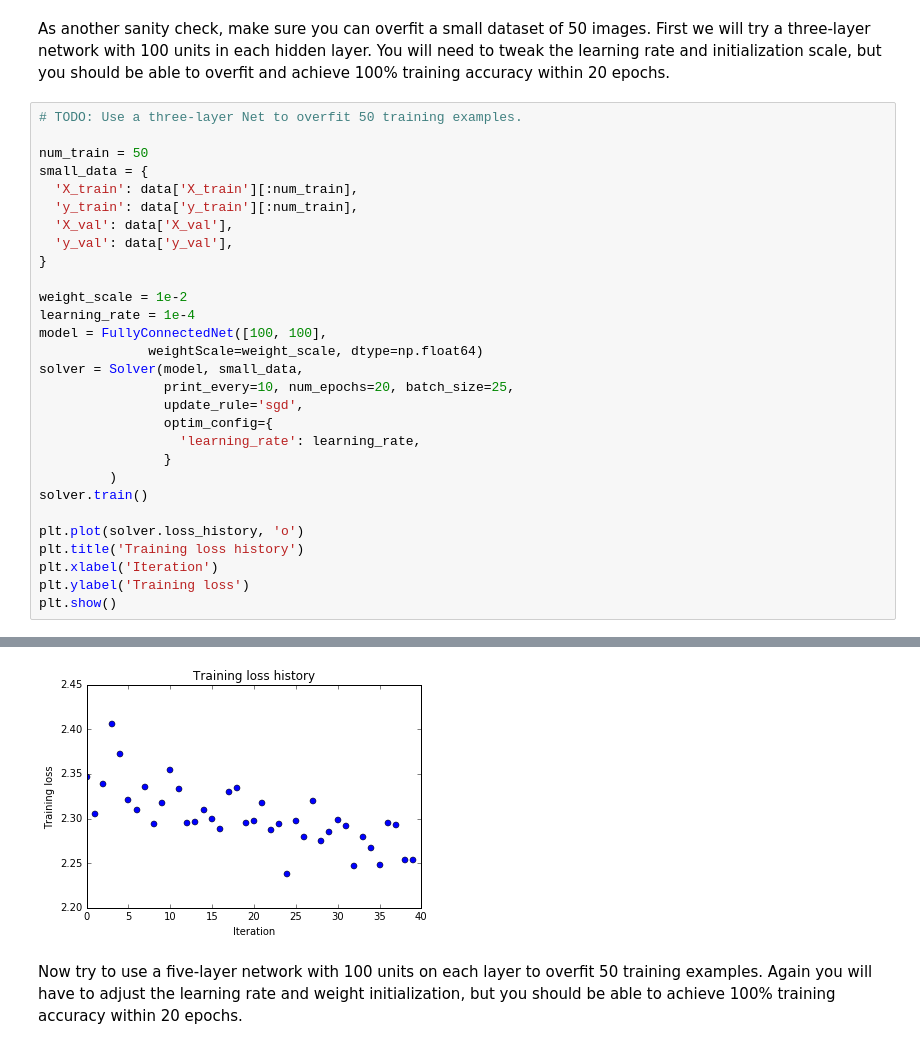
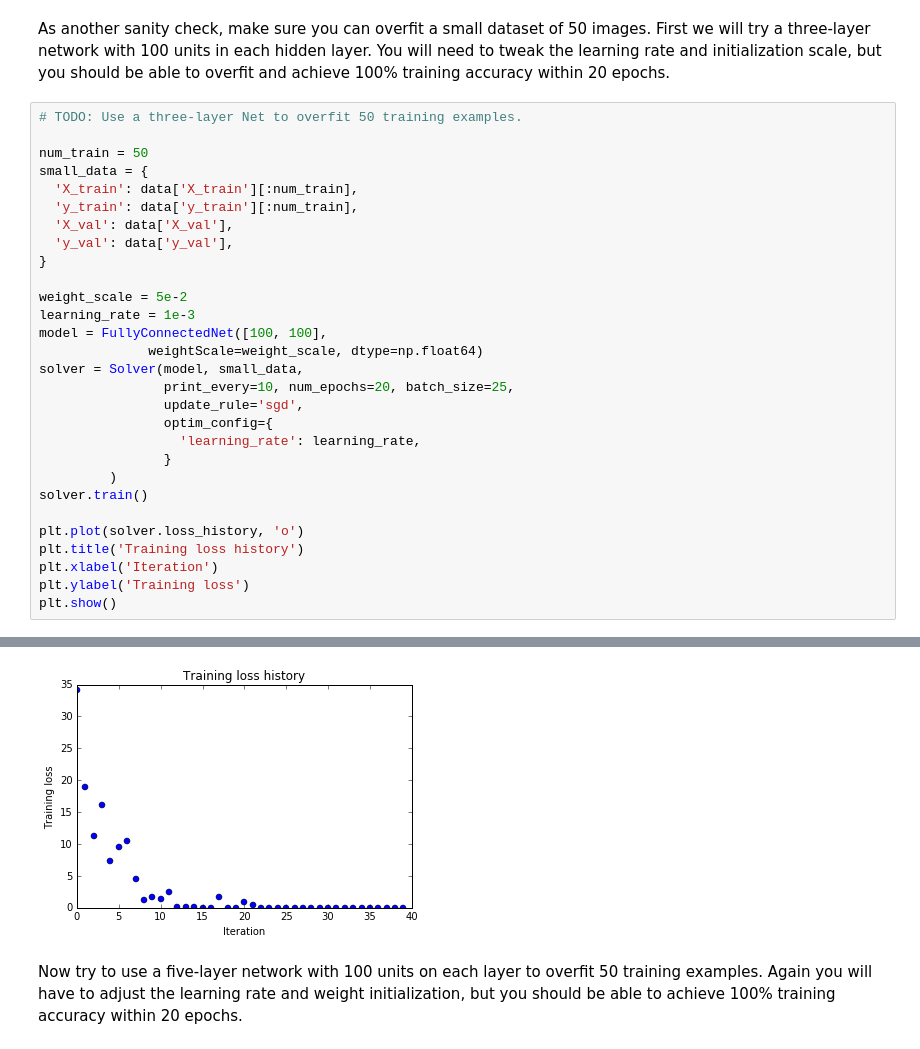
Before and after one commit to RahulBaboota/CS231n-Homeworks, a Jupyter notebook: Assignment2/FullyConnectedNets.ipynb, the cells around one changed output, grey strips where cells are left out. Saved outputs shown, nothing was run; the diff lists cells and outputs as text.

```diff
--- a/Assignment2/FullyConnectedNets.ipynb
+++ b/Assignment2/FullyConnectedNets.ipynb
@@ -422,8 +422,8 @@ small_data = {
   'y_val': data['y_val'],
 }
 
-weight_scale = 1e-2
-learning_rate = 1e-4
+weight_scale = 5e-2
+learning_rate = 1e-3
 model = FullyConnectedNet([100, 100],
               weightScale=weight_scale, dtype=np.float64)
 solver = Solver(model, small_data,
@@ -461,4 +461,4 @@ plt.show()
-[figure, old version]
+[figure, new version]
 # %% [markdown]
 Now try to use a five-layer network with 100 units on each layer to overfit 50 training examples. Again you will have to adjust the learning rate and weight initialization, but you should be able to achieve 100% training accuracy within 20 epochs.
 # %%
```
Also changed, not shown: parts of 9 cells of this notebook.
